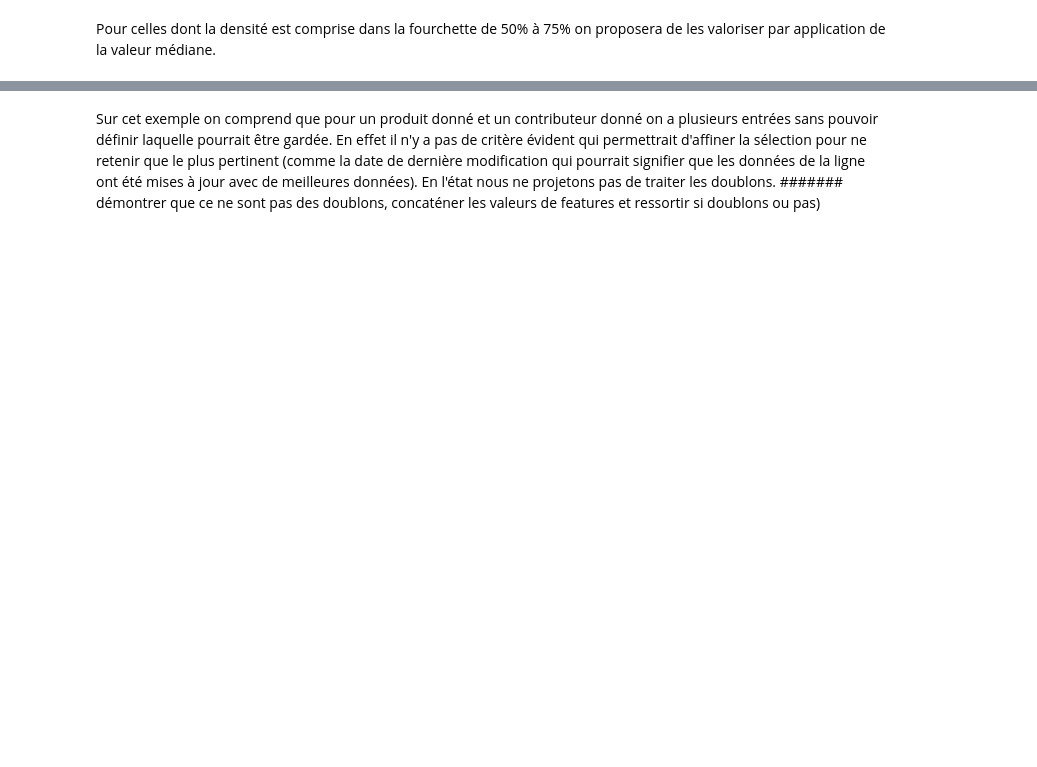
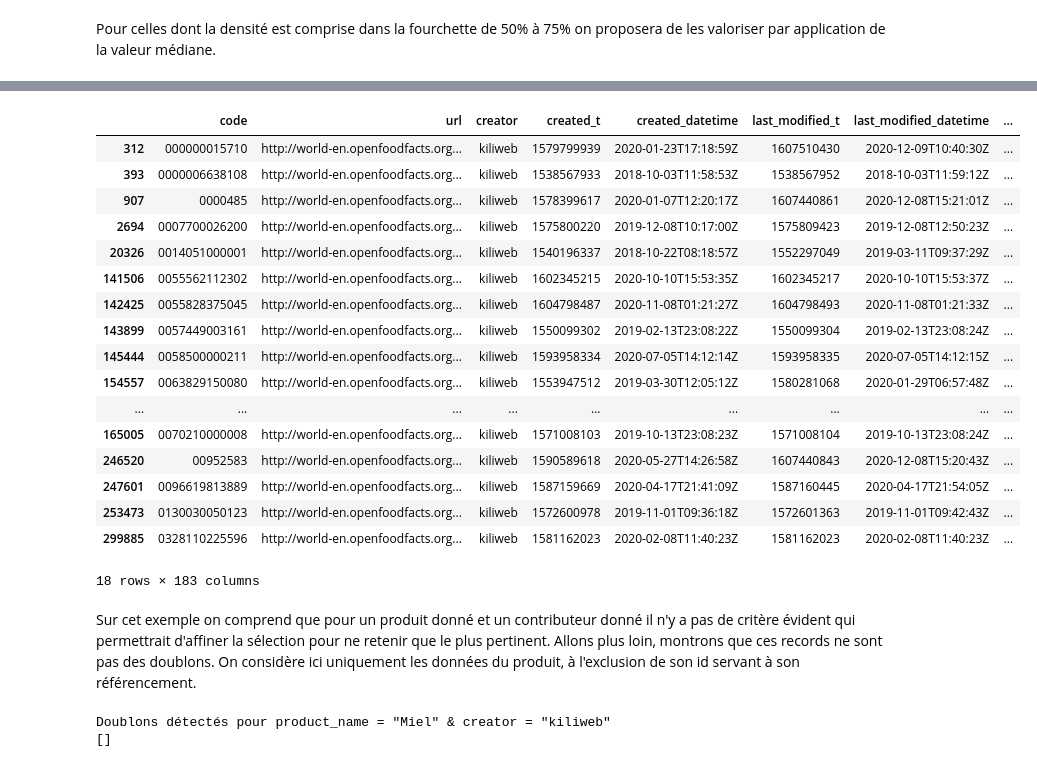
Before and after one commit to aldeponk/openfoodfact, a Jupyter notebook: Discover.ipynb, the cells around one changed output, grey strips where cells are left out. Saved outputs shown, nothing was run; the diff lists cells and outputs as text; code cells hidden in the pictures; blank space fills up the shorter version.

```diff
--- a/Discover.ipynb
+++ b/Discover.ipynb
@@ -737,6 +1011,44 @@ duplicates[0:10]
 # %%
-data.loc[(data['product_name'] == "Miel") & (data['creator'] == "kiliweb")]
+sub = data.loc[(data['product_name'] == "Miel") & (data['creator'] == "kiliweb")]
+sub
+# %% [output]
+|  | code | url | creator | created_t | created_datetime | last_modified_t | last_modified_datetime | ... |
+| 312 | 000000015710 | http://world-en.openfoodfacts.org... | kiliweb | 1579799939 | 2020-01-23T17:18:59Z | 1607510430 | 2020-12-09T10:40:30Z | ... |
+| 393 | 0000006638108 | http://world-en.openfoodfacts.org... | kiliweb | 1538567933 | 2018-10-03T11:58:53Z | 1538567952 | 2018-10-03T11:59:12Z | ... |
+| 907 | 0000485 | http://world-en.openfoodfacts.org... | kiliweb | 1578399617 | 2020-01-07T12:20:17Z | 1607440861 | 2020-12-08T15:21:01Z | ... |
+| 2694 | 0007700026200 | http://world-en.openfoodfacts.org... | kiliweb | 1575800220 | 2019-12-08T10:17:00Z | 1575809423 | 2019-12-08T12:50:23Z | ... |
+| 20326 | 0014051000001 | http://world-en.openfoodfacts.org... | kiliweb | 1540196337 | 2018-10-22T08:18:57Z | 1552297049 | 2019-03-11T09:37:29Z | ... |
+| 141506 | 0055562112302 | http://world-en.openfoodfacts.org... | kiliweb | 1602345215 | 2020-10-10T15:53:35Z | 1602345217 | 2020-10-10T15:53:37Z | ... |
+| 142425 | 0055828375045 | http://world-en.openfoodfacts.org... | kiliweb | 1604798487 | 2020-11-08T01:21:27Z | 1604798493 | 2020-11-08T01:21:33Z | ... |
+| 143899 | 0057449003161 | http://world-en.openfoodfacts.org... | kiliweb | 1550099302 | 2019-02-13T23:08:22Z | 1550099304 | 2019-02-13T23:08:24Z | ... |
+| 145444 | 0058500000211 | http://world-en.openfoodfacts.org... | kiliweb | 1593958334 | 2020-07-05T14:12:14Z | 1593958335 | 2020-07-05T14:12:15Z | ... |
+| 154557 | 0063829150080 | http://world-en.openfoodfacts.org... | kiliweb | 1553947512 | 2019-03-30T12:05:12Z | 1580281068 | 2020-01-29T06:57:48Z | ... |
+| ... | ... | ... | ... | ... | ... | ... | ... | ... |
+| 165005 | 0070210000008 | http://world-en.openfoodfacts.org... | kiliweb | 1571008103 | 2019-10-13T23:08:23Z | 1571008104 | 2019-10-13T23:08:24Z | ... |
+| 246520 | 00952583 | http://world-en.openfoodfacts.org... | kiliweb | 1590589618 | 2020-05-27T14:26:58Z | 1607440843 | 2020-12-08T15:20:43Z | ... |
+| 247601 | 0096619813889 | http://world-en.openfoodfacts.org... | kiliweb | 1587159669 | 2020-04-17T21:41:09Z | 1587160445 | 2020-04-17T21:54:05Z | ... |
+| 253473 | 0130030050123 | http://world-en.openfoodfacts.org... | kiliweb | 1572600978 | 2019-11-01T09:36:18Z | 1572601363 | 2019-11-01T09:42:43Z | ... |
+| 299885 | 0328110225596 | http://world-en.openfoodfacts.org... | kiliweb | 1581162023 | 2020-02-08T11:40:23Z | 1581162023 | 2020-02-08T11:40:23Z | ... |
+18 rows × 183 columns
 # %% [markdown]
-Sur cet exemple on comprend que pour un produit donné et un contributeur donné on a plusieurs entrées sans pouvoir définir laquelle pourrait être gardée. En effet il n'y a pas de critère évident qui permettrait d'affiner la sélection pour ne retenir que le plus pertinent (comme la date de dernière modification qui pourrait signifier que les données de la ligne ont été mises à jour avec de meilleures données).
-En l'état nous ne projetons pas de traiter les doublons.
-####### démontrer que ce ne sont pas des doublons, concaténer les valeurs de features et ressortir si doublons ou pas)
+Sur cet exemple on comprend que pour un produit donné et un contributeur donné il n'y a pas de critère évident qui permettrait d'affiner la sélection pour ne retenir que le plus pertinent.
+Allons plus loin, montrons que ces records ne sont pas des doublons. On considère ici uniquement les données du produit, à l'exclusion de son id servant à son référencement.
+# %%
+sub_rows=[]
+for index, row in sub.iterrows():
+    concat=""
+    i=0
+    for col in enumerate(row):
+        #print(col[1])
+        if i > 0:
+            concat+=str(col[1])
+        i=1
+    sub_rows.append(concat)
+
+sub_rows
+
+print('Doublons détectés pour product_name = "Miel" & creator = "kiliweb"')
+print([item for item, count in collections.Counter(sub_rows).items() if count > 1])
+# %% [output]
+Doublons détectés pour product_name = "Miel" & creator = "kiliweb"
+[]
```
Also changed, not shown: parts of 113 cells of this notebook, 1 other file.
